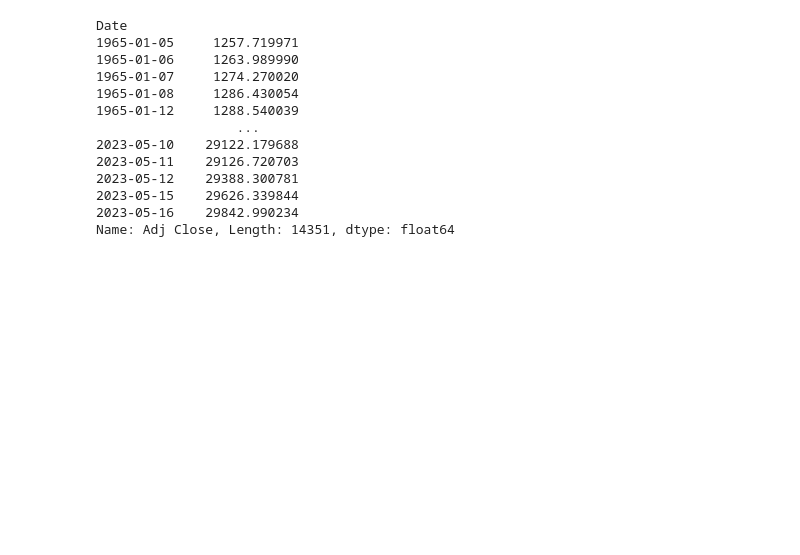
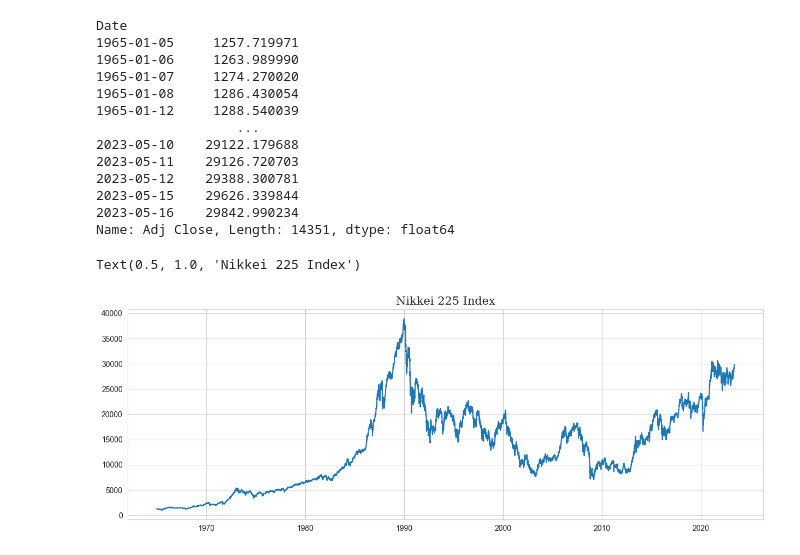
Before and after one commit to Tommylee1013/JapaneseIssue, a Jupyter notebook: TimeSeries.ipynb, the cells around one changed output. Cells and saved outputs as stored; diff of their text form; code cells hidden in the pictures; blank space fills up the shorter version.

```diff
--- a/TimeSeries.ipynb
+++ b/TimeSeries.ipynb
@@ -39,3 +41,10 @@ Date
 2023-05-15    29626.339844
 2023-05-16    29842.990234
 Name: Adj Close, Length: 14351, dtype: float64
+# %%
+plt.figure(figsize = (15,5))
+plt.plot(nikkei['Adj Close'])
+plt.title('Nikkei 225 Index', fontfamily = 'Serif', fontsize = 15)
+# %% [output]
+Text(0.5, 1.0, 'Nikkei 225 Index')
+[figure, added]
```
Also changed, not shown: parts of 24 cells of this notebook.
